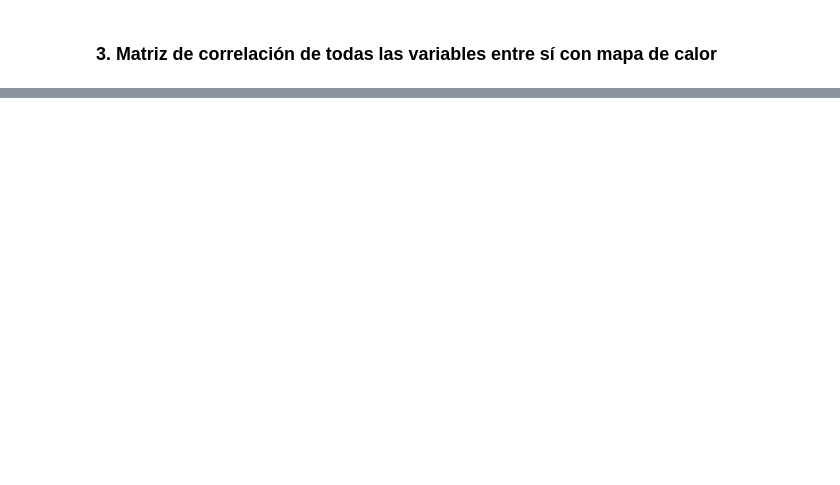
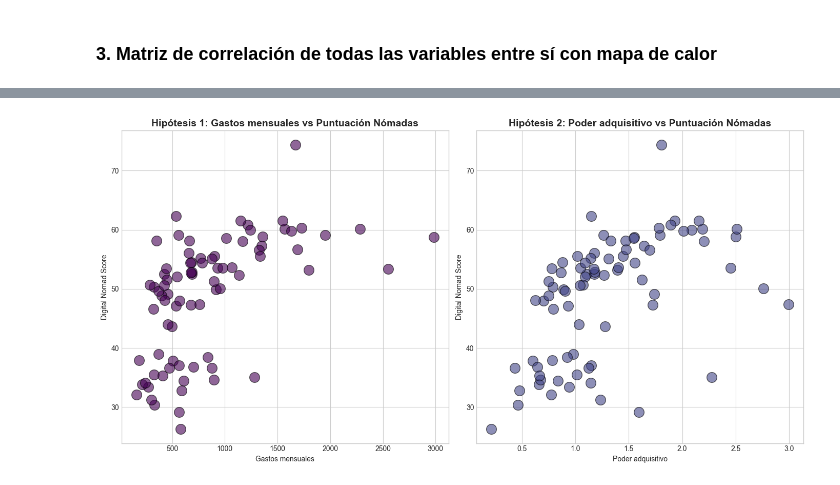
Before and after one commit to danielaaguirrej55-source/EDA-Nomadismo-Digital, a Jupyter notebook: src/notebooks/EDA-bivariante-juanfcia-draft.ipynb, the cells around one changed output, grey strips where cells are left out. Cells and saved outputs as stored; diff of their text form; code cells hidden in the pictures; blank space fills up the shorter version.

Commit message:
EDA - Nomadismo digital / Análisis bivariante
- Diagramas de dispersión para validar hipótesis establecidas.
- Hipótesis primarias cerradas.
- Hipótesis secundarias en progreso.

```diff
--- a/src/notebooks/EDA-bivariante-juanfcia-draft.ipynb
+++ b/src/notebooks/EDA-bivariante-juanfcia-draft.ipynb
@@ -334,0 +329,39 @@ Después vienen índice de felicidad, coste de comidas fuera de casa y gasto men
+# %%
+# Scatter plots: usamos esta visualización para hacer análisis bivariante y confirmar correlaciones:
+# 1. Coste de vida promedio vs Puntuación de Nómadas digitales a destinos concretos
+# 2. Poder adquisitivo vs Puntuación de Nómadas digitales a destinos concretos
+
+fig, axes = plt.subplots(1, 2, figsize=(14, 7))
+
+# Scatter plot 1: gastos mensuales contra puntuación de destinos por nómadas digitales
+
+axes[0].scatter(
+    df_cost_circleloop['monthly_nomad_cost'],
+    df_cost_circleloop['digital_nomad_score'],
+    c='#440154',
+    alpha=0.6,
+    edgecolors='black',
+    s=200
+)
+axes[0].set_xlabel('Gastos mensuales')
+axes[0].set_ylabel('Digital Nomad Score')
+axes[0].set_title('Hipótesis 1: Gastos mensuales vs Puntuación Nómadas', fontsize=14, fontweight='bold')
+
+# Scatter plot 2: poder adquisitivo contra puntuación de destinos por nómadas digitales
+
+axes[1].scatter(
+    df_cost_circleloop['local_purchasing_power'],
+    df_cost_circleloop['digital_nomad_score'],
+    c='#414487',
+    alpha=0.6,
+    edgecolors='black',
+    s=200
+)
+axes[1].set_xlabel('Poder adquisitivo')
+axes[1].set_ylabel('Digital Nomad Score')
+axes[1].set_title('Hipótesis 2: Poder adquisitivo vs Puntuación Nómadas', fontsize=14, fontweight='bold')
+
+plt.tight_layout()
+plt.show()
+# %% [output]
+[figure, added]
```
Also changed, not shown: parts of 16 cells of this notebook.
